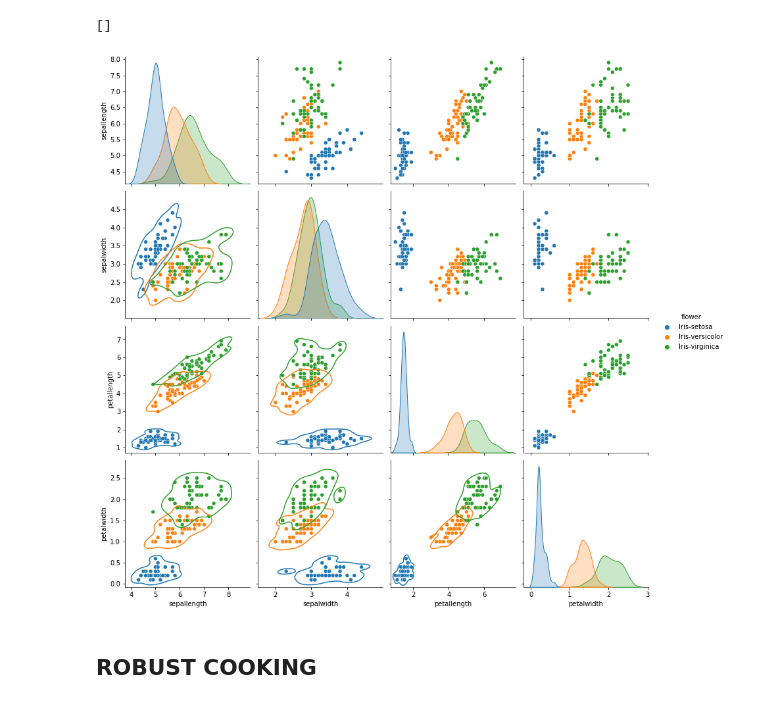
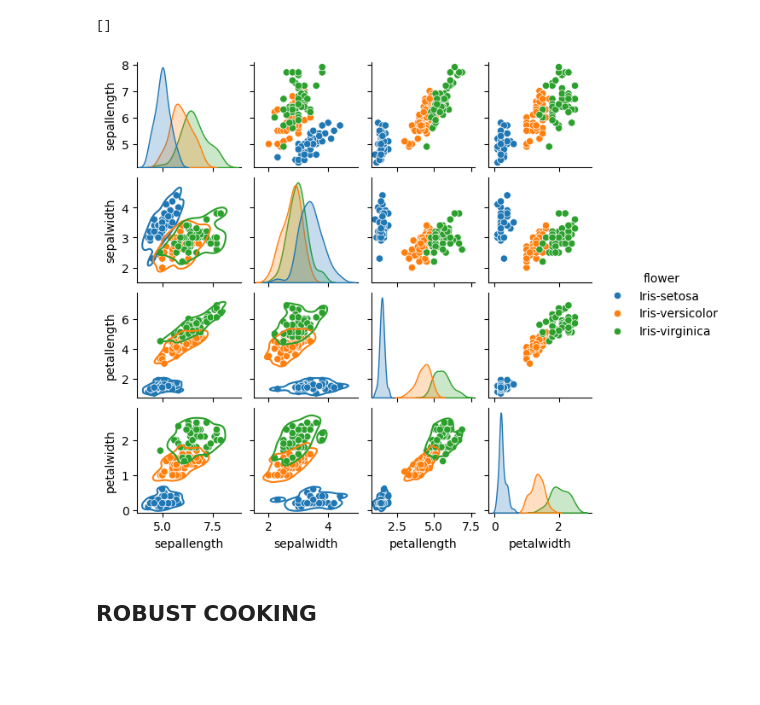
Before and after one commit to Slaxis/infnet-nn, a Jupyter notebook: notebooks/classification/iris_nn_pattern_search.ipynb, the cells around one changed output. Cells and saved outputs as stored; diff of their text form; code cells hidden in the pictures; blank space fills up the shorter version.

```diff
--- a/notebooks/classification/iris_nn_pattern_search.ipynb
+++ b/notebooks/classification/iris_nn_pattern_search.ipynb
@@ -42,12 +43,17 @@ tensorflow.config.list_physical_devices('GPU')
 # %% [output]
 []
 # %%
-df = pandas.read_csv('iris.data')
+# BUILD PATH TO DATA USING PATHLIB
+this_folder = pathlib.Path.cwd()
+data_folder = this_folder.parent.parent
+path_to_iris = data_folder / 'datasets' / 'iris.data'
+
+df = pandas.read_csv(path_to_iris)
 
 # SCATTER PLOT
-g = seaborn.pairplot(df, hue='flower', height=3, diag_kind='kde')
+g = seaborn.pairplot(df, hue='flower', height=1.5, diag_kind='kde')
 _ = g.map_lower(seaborn.kdeplot, levels=1, color=".2")
 # %% [output]
-[figure, old version]
+[figure, new version]
 # %% [markdown]
 ## ROBUST COOKING
```
Also changed, not shown: parts of 6 cells of this notebook, 12 other files.
